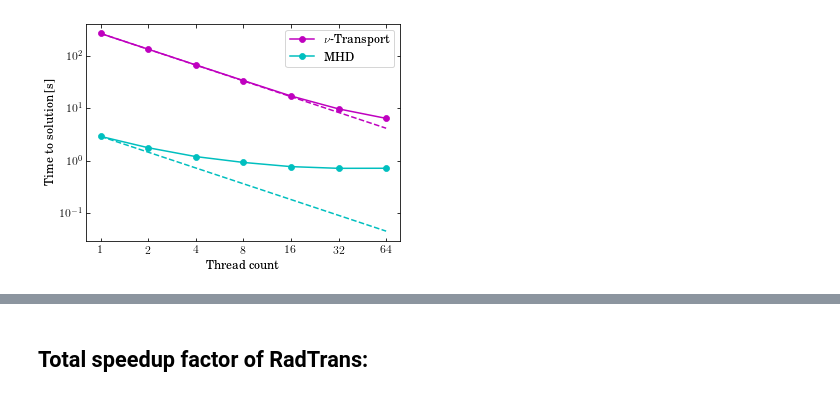
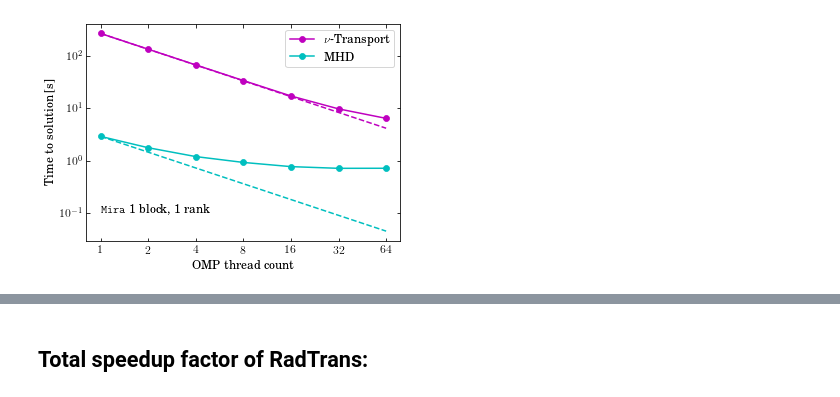
Before and after one commit to smcouch/INCITE_2018, a Jupyter notebook: figs/INCITE_plots.ipynb, the cells around one changed output, grey strips where cells are left out. Saved outputs shown, nothing was run; the diff lists cells and outputs as text; code cells hidden in the pictures.

```diff
--- a/figs/INCITE_plots.ipynb
+++ b/figs/INCITE_plots.ipynb
@@ -11,29 +8,31 @@ rnks, evo, hyd2, gch2, rad2, gcr2, grv = np.loadtxt('../data/sparkGLM_M1_strong.
 # %%
+thrd, hydro, gch, rad, gcr = np.loadtxt('../data/sparkGLM_M1_thrd4.dat', usecols=(0,1,2,3,4), unpack=True)
+
 plt.figure(1,figsize=(5,3.5))
 
 ax1 = plt.gca()
 thing = rad-gcr
 ax1.plot(thrd, thing, 'mo-', label=r"$\nu$-Transport")
 ax1.plot(thrd, thing[0]/thrd, 'm--')
 thing = hydro-gch
 ax1.plot(thrd, thing, 'co-', label="MHD")
 ax1.plot(thrd, thing[0]/thrd, 'c--')
 #thing = rad+hydro
 #plt.plot(thrd, thing, 'k-', label="Total")
 #plt.plot(thrd, thing[0]/thrd, 'k--')
 ax1.loglog()
 ax1.set_ylabel("Time to solution [s]")
-ax1.set_xlabel("Thread count")
+ax1.set_xlabel("OMP thread count")
 ax1.set_xticks([1,2,4,8,16,32,64])
 #ax1.get_xaxis().get_major_formatter().labelOnlyBase = False
 ax1.get_xaxis().set_major_formatter(matplotlib.ticker.ScalarFormatter())
 ax1.xaxis.set_minor_formatter(NullFormatter())
 ax1.legend()
 plt.minorticks_off()
 
-
+plt.text(1,0.1, r"{\tt Mira} 1 block, 1 rank")
 
 plt.tight_layout(pad=0.2)
 plt.savefig("thrdSpeedupSparkM1.pdf")
 # %% [output]
-[figure, old version]
+[figure, new version]
```
Also changed, not shown: parts of 7 cells of this notebook, 11 other files.
